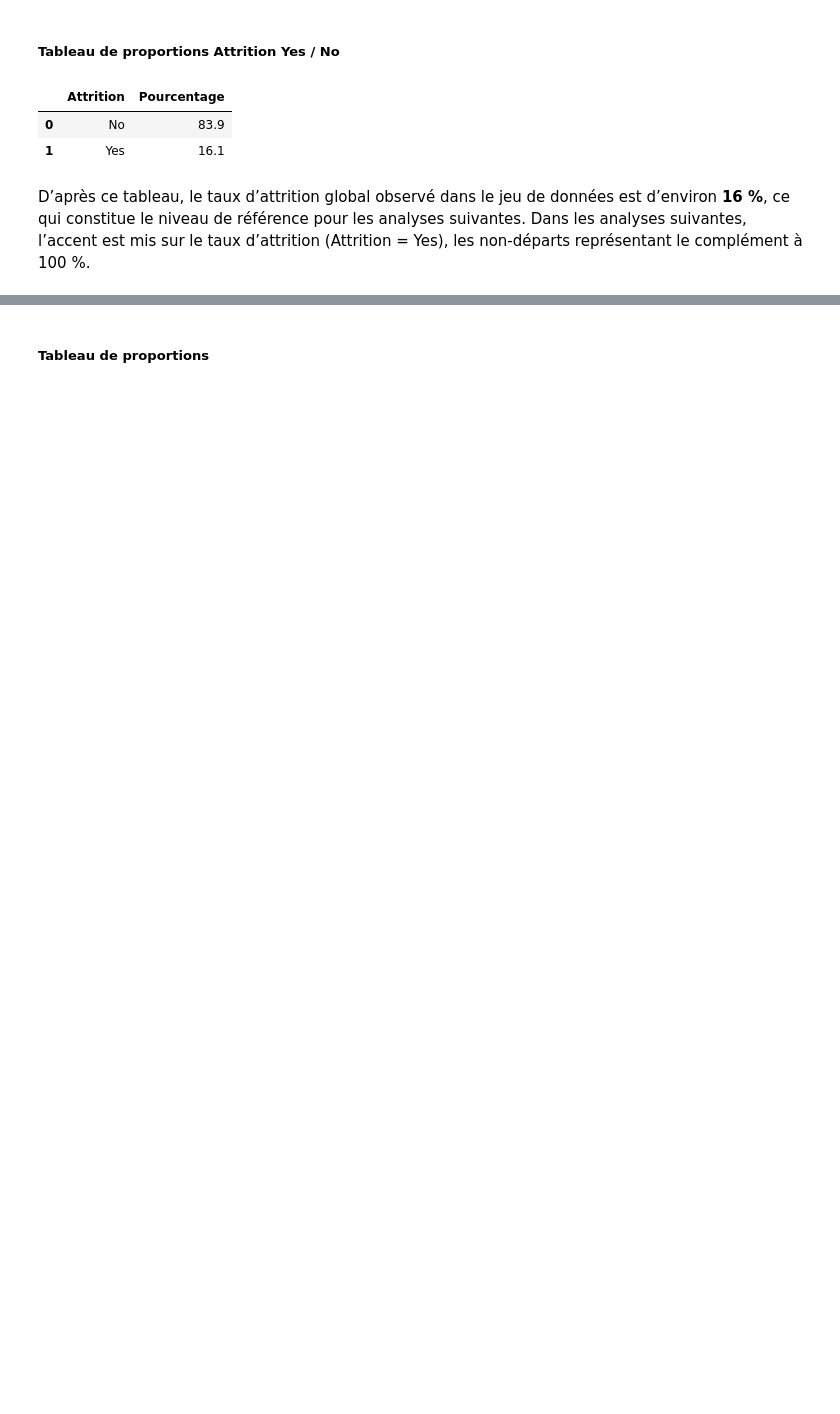
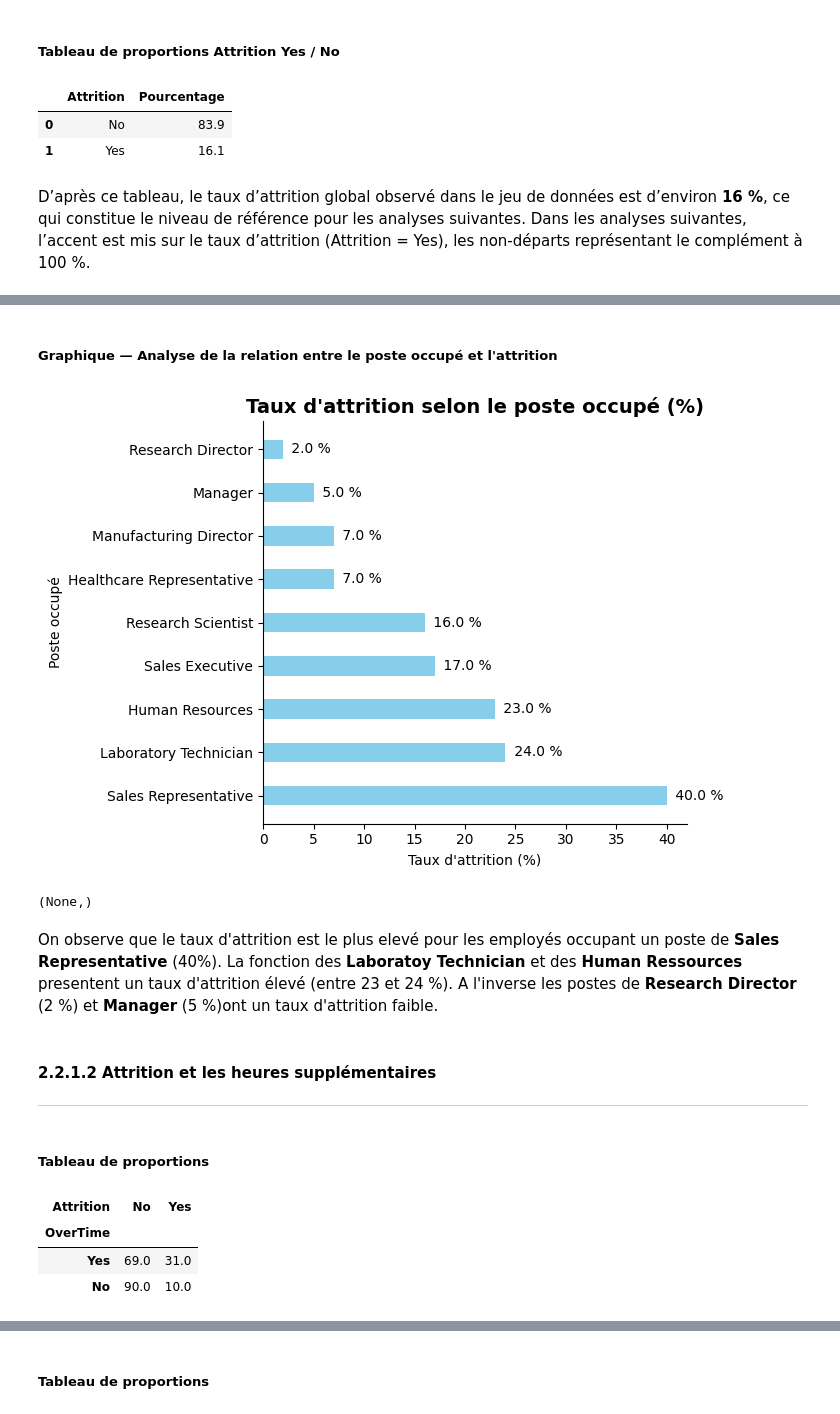
Before and after one commit to Kemuri15/employee-attrition-analysis, a Jupyter notebook: notebooks/04_axes_condition_travail.ipynb, the cells around one changed output, grey strips where cells are left out. Cells and saved outputs as stored; diff of their text form; code cells hidden in the pictures; blank space fills up the shorter version.

Commit message:
feat : 04_axe_condition_travail 2. attrition 2.1 intro done 2.2 commencé : 2.2.1 done

```diff
--- a/notebooks/04_axes_condition_travail.ipynb
+++ b/notebooks/04_axes_condition_travail.ipynb
@@ -986,0 +1003,8 @@ Cette approche permet d’identifier des différences de comportement entre les
+# %%
+jobrole_attrition = df_conditions_travail[["JobRole", "Attrition"]]
+jobrole_attrition
+
+# pivot table ligne = JobRole, colonne = Attrition , valeur = Pourcentage
+pivot_jobrole_attrition = pivot_percent(jobrole_attrition, "JobRole","Attrition")
+pivot_jobrole_attrition = pivot_jobrole_attrition.sort_values("Yes", ascending=False)
+pivot_jobrole_attrition
@@ -986,0 +1023,53 @@ Cette approche permet d’identifier des différences de comportement entre les
+# %% [markdown]
+##### Graphique — Analyse de la relation entre le poste occupé et l'attrition
+# %%
+fig , ax = plt.subplots(figsize=(7,5))
+
+ax.spines["top"].set_visible(False)
+ax.spines["right"].set_visible(False)
+
+# Données
+x = np.arange(len(pivot_jobrole_attrition.index))
+y = pivot_jobrole_attrition["Yes"]
+
+# Barplot
+
+barhs = ax.barh(x, y, height=0.45, color="skyblue")
+
+# Pourcentage affiché
+ax.bar_label(barhs, labels=[f"{v : .1F} %" for v in y], padding=3)
+
+# Axes et labels
+ax.set_yticks(x)
+ax.set_yticklabels(pivot_jobrole_attrition.index)
+
+ax.set_xlabel("Taux d'attrition (%)")
+ax.set_ylabel("Poste occupé")
+ax.set_title("Taux d'attrition selon le poste occupé (%)", fontsize=14, fontweight="bold")
+
+fig.tight_layout()
+plt.show(),
+# %% [output]
+[figure, added]
+(None,)
+# %% [markdown]
+On observe que le taux d'attrition est le plus elevé pour les employés occupant un poste de **Sales Representative** (40%). La fonction des **Laboratoy Technician** et des **Human Ressources** presentent un taux d'attrition élevé (entre 23 et 24 %).
+A l'inverse les postes de **Research Director** (2 %) et **Manager** (5 %)ont un taux d'attrition faible.
+# %% [markdown]
+#### 2.2.1.2 Attrition et les heures supplémentaires
+---
+# %% [markdown]
+##### Tableau de proportions ­­
+# %%
+overtime_attrition = df_conditions_travail[["OverTime","Attrition"]]
+overtime_attrition
+
+# Table pivot ligne = Overtime, colonne = Attrition, valeur = Pourcentage
+pivot_overtime_attrition = pivot_percent(overtime_attrition, "OverTime","Attrition")
+pivot_overtime_attrition = pivot_overtime_attrition.sort_values("Yes",ascending=False)
+pivot_overtime_attrition
+# %% [output]
+| Attrition | No | Yes |
+| OverTime |  |  |
+| Yes | 69.0 | 31.0 |
+| No | 90.0 | 10.0 |
```
Also changed, not shown: parts of 22 cells of this notebook, 1 other file.
